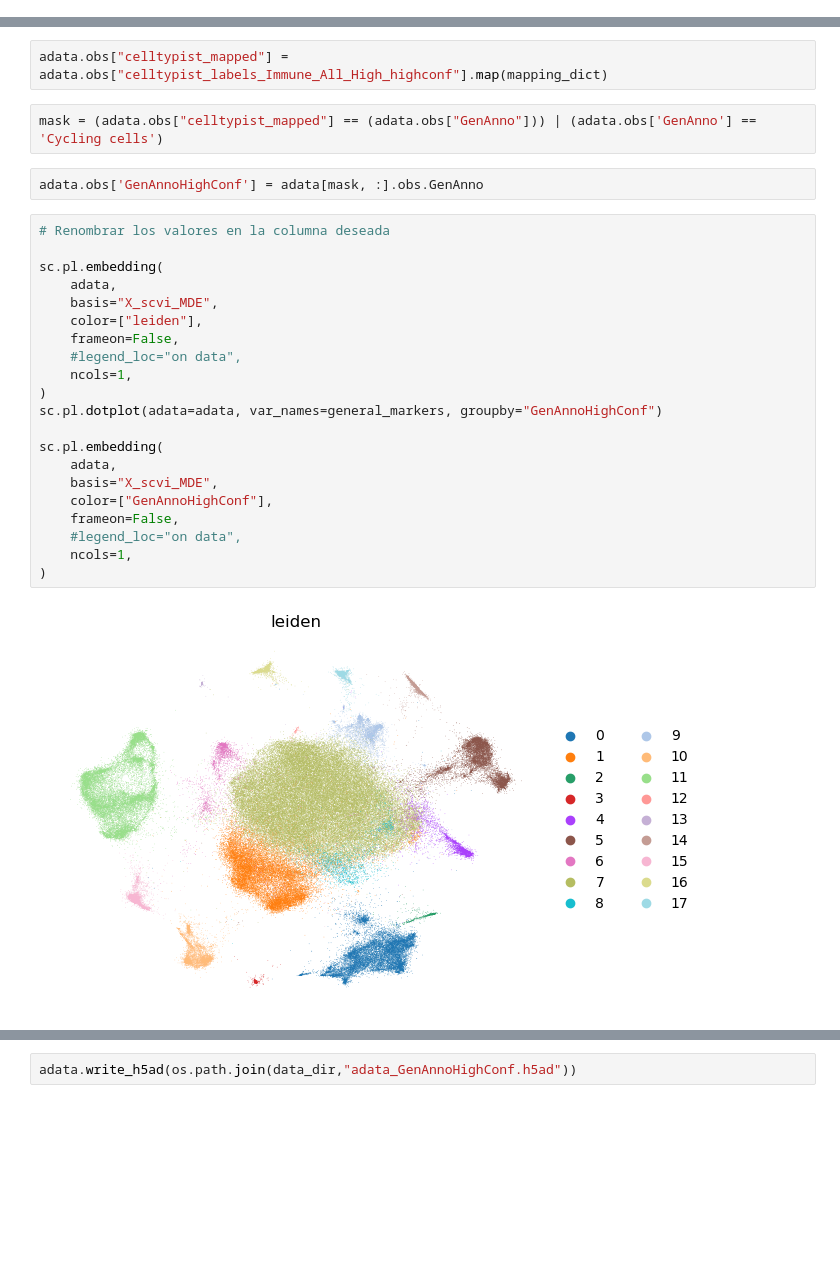
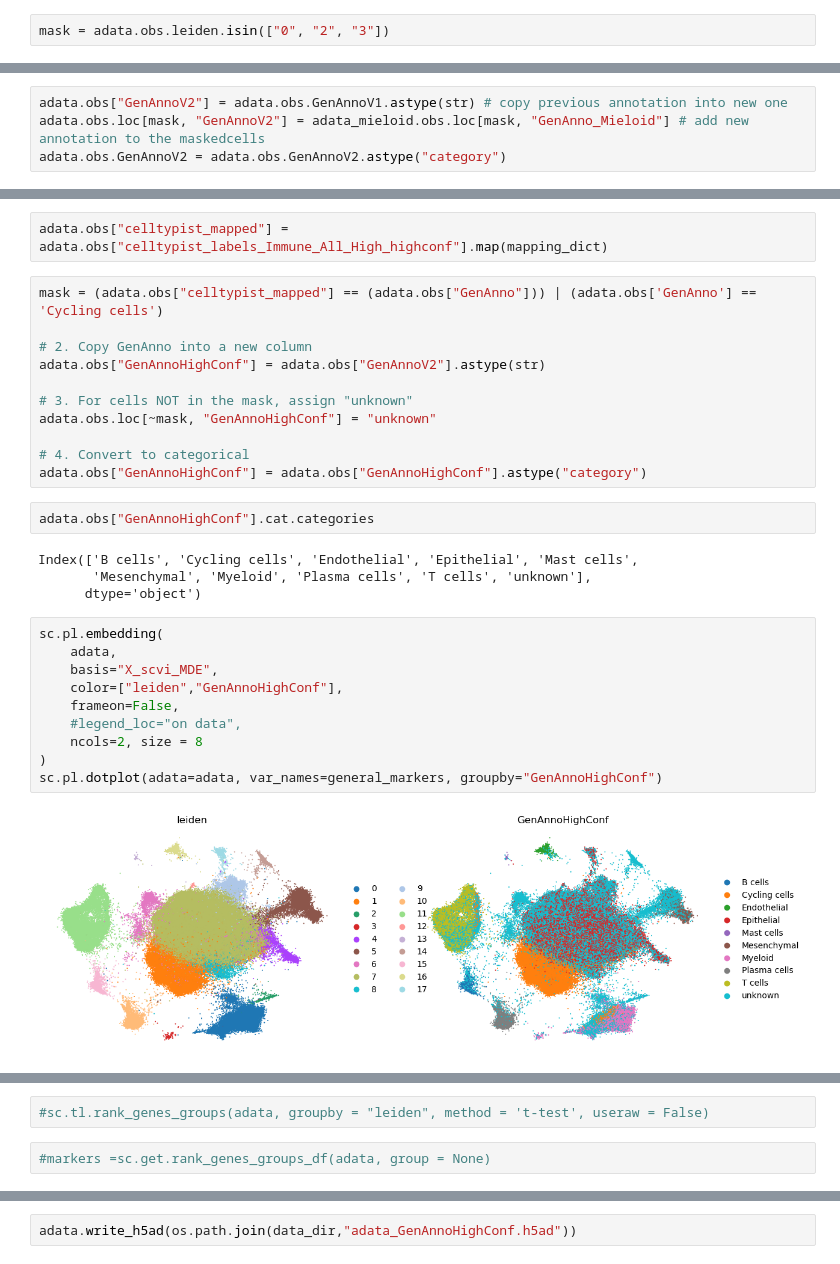
Before and after one commit to ignagarlav/Breast-Cancer-Heterogeneity, a Jupyter notebook: 02Integration/GenAnno.ipynb, the cells around one changed output, grey strips where cells are left out. Saved outputs shown, nothing was run; the diff lists cells and outputs as text; blank space fills up the shorter version.

Commit message:
Added cycling cells from epithelia, lymphoid and myeloid populations

```diff
--- a/02Integration/GenAnno.ipynb
+++ b/02Integration/GenAnno.ipynb
@@ -107,0 +222,2 @@ Name: count, dtype: int64
+# %%
+mask = adata.obs.leiden.isin(["0", "2", "3"])
@@ -107,0 +239,4 @@ Name: count, dtype: int64
+# %%
+adata.obs["GenAnnoV2"] = adata.obs.GenAnnoV1.astype(str) # copy previous annotation into new one
+adata.obs.loc[mask, "GenAnnoV2"] = adata_mieloid.obs.loc[mask, "GenAnno_Mieloid"] # add new annotation to the maskedcells
+adata.obs.GenAnnoV2 = adata.obs.GenAnnoV2.astype("category")
@@ -150,30 +278,32 @@ mapping_dict = {
  'unknown': 'unkown'}
 # %%
 adata.obs["celltypist_mapped"] = adata.obs["celltypist_labels_Immune_All_High_highconf"].map(mapping_dict)
-# %%
-mask = (adata.obs["celltypist_mapped"] == (adata.obs["GenAnno"])) | (adata.obs['GenAnno'] == 'Cycling cells')
-# %%
-adata.obs['GenAnnoHighConf'] = adata[mask, :].obs.GenAnno
+# %%
+mask = (adata.obs["celltypist_mapped"] == (adata.obs["GenAnno"])) | (adata.obs['GenAnno'] == 'Cycling cells')
+
+# 2. Copy GenAnno into a new column
+adata.obs["GenAnnoHighConf"] = adata.obs["GenAnnoV2"].astype(str)
+
+# 3. For cells NOT in the mask, assign "unknown"
+adata.obs.loc[~mask, "GenAnnoHighConf"] = "unknown"
+
+# 4. Convert to categorical
+adata.obs["GenAnnoHighConf"] = adata.obs["GenAnnoHighConf"].astype("category")
+# %%
+adata.obs["GenAnnoHighConf"].cat.categories
+# %% [output]
+Index(['B cells', 'Cycling cells', 'Endothelial', 'Epithelial', 'Mast cells',
+       'Mesenchymal', 'Myeloid', 'Plasma cells', 'T cells', 'unknown'],
+      dtype='object')
 # %%
-# Renombrar los valores en la columna deseada
-
 sc.pl.embedding(
     adata,
     basis="X_scvi_MDE",
-    color=["leiden"],
+    color=["leiden","GenAnnoHighConf"],
     frameon=False,
     #legend_loc="on data",
-    ncols=1,
+    ncols=2, size = 8
 )
 sc.pl.dotplot(adata=adata, var_names=general_markers, groupby="GenAnnoHighConf")
-
-sc.pl.embedding(
-    adata,
-    basis="X_scvi_MDE",
-    color=["GenAnnoHighConf"],
-    frameon=False,
-    #legend_loc="on data",
-    ncols=1,
-)
 # %% [output]
-[figure, old version]
+[figure, new version]
@@ -181,0 +311,4 @@ sc.pl.embedding(
+# %%
+#sc.tl.rank_genes_groups(adata, groupby = "leiden", method = 't-test', useraw = False)
+# %%
+#markers =sc.get.rank_genes_groups_df(adata, group = None)
```
Also changed, not shown: parts of 28 cells of this notebook.
